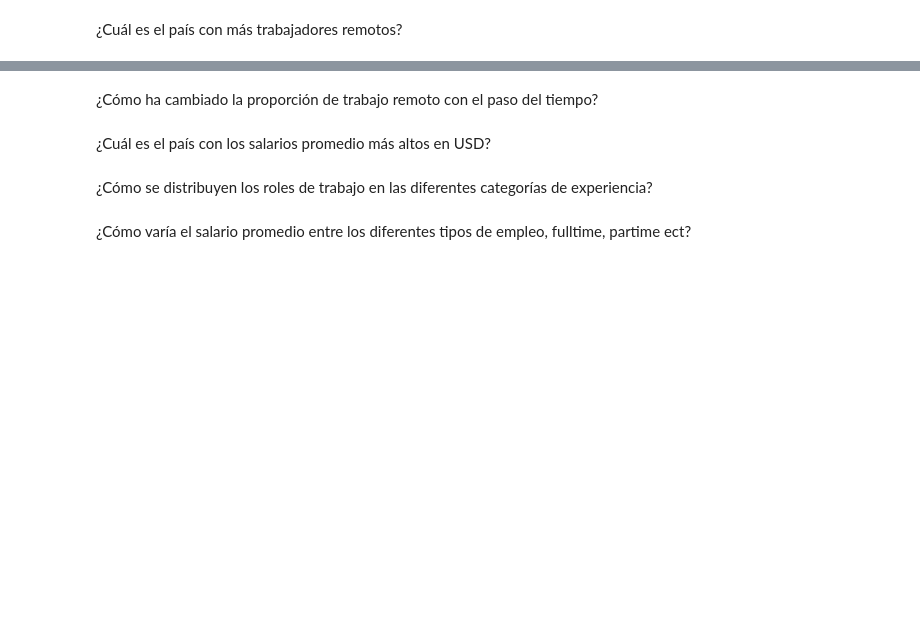
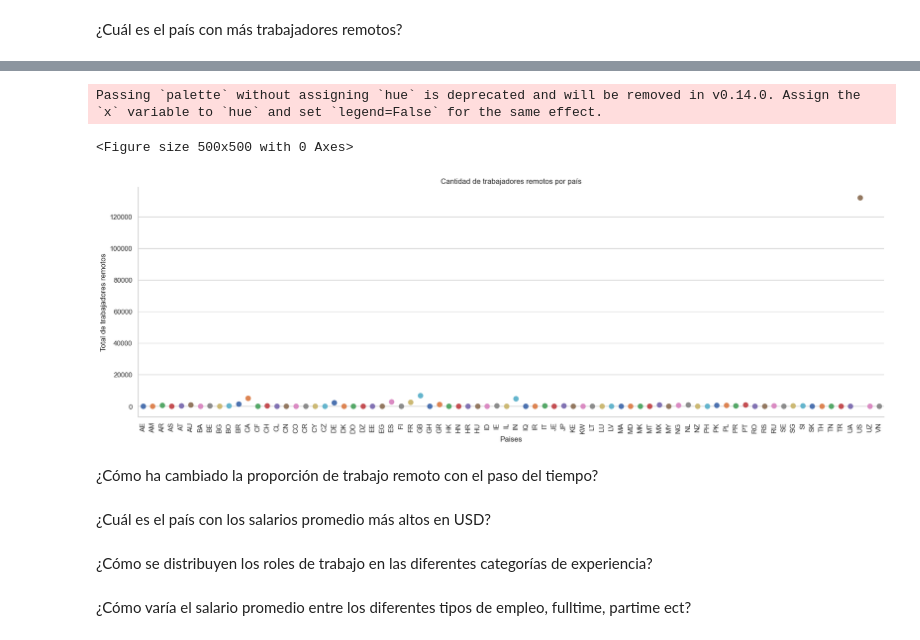
Before and after one commit to xAlbeeerto3/Visualizacion-de-datos-aplicados-a-Data-Science-Salaries-2023, a Jupyter notebook: plotly_ejercicios.ipynb, the cells around one changed output, grey strips where cells are left out. Drawn from its saved outputs; the diff is of its cells as text; code cells hidden in the pictures; blank space fills up the shorter version.

```diff
--- a/plotly_ejercicios.ipynb
+++ b/plotly_ejercicios.ipynb
@@ -251,2 +324,8 @@ AttributeError: module 'plotly.express.data' has no attribute 'salaries'
 # %% [markdown]
 ¿Cuál es el país con más trabajadores remotos?
+# %%
+# Necesitamos conocer la cantidad de trabajo remoto por pais
+
+trabajos_remoto_por_pais = df.groupby('employee_residence')['remote_ratio'].sum().reset_index()
+
+trabajos_remoto_por_pais
@@ -253,2 +346,16 @@ AttributeError: module 'plotly.express.data' has no attribute 'salaries'
+# %%
+# Ahora si creamos el grafico usando Catplot.
+sns.set_theme(style='whitegrid')
+plt.figure(figsize=(5, 5))
+sns.catplot(data=trabajos_remoto_por_pais, x='employee_residence', y='remote_ratio', kind='point', height=6, aspect=3, palette='deep')
+plt.title('Cantidad de trabajadores remotos por país')
+plt.xticks(rotation=90)
+plt.xlabel('Paises')
+plt.ylabel('Total de trabajadores remotos')
+plt.show()
+# %% [output]
+Passing `palette` without assigning `hue` is deprecated and will be removed in v0.14.0. Assign the `x` variable to `hue` and set `legend=False` for the same effect.
+<Figure size 500x500 with 0 Axes>
+[figure, added]
 # %% [markdown]
 ¿Cómo ha cambiado la proporción de trabajo remoto con el paso del tiempo?
```
Also changed, not shown: parts of 15 cells of this notebook, 1 other file.
